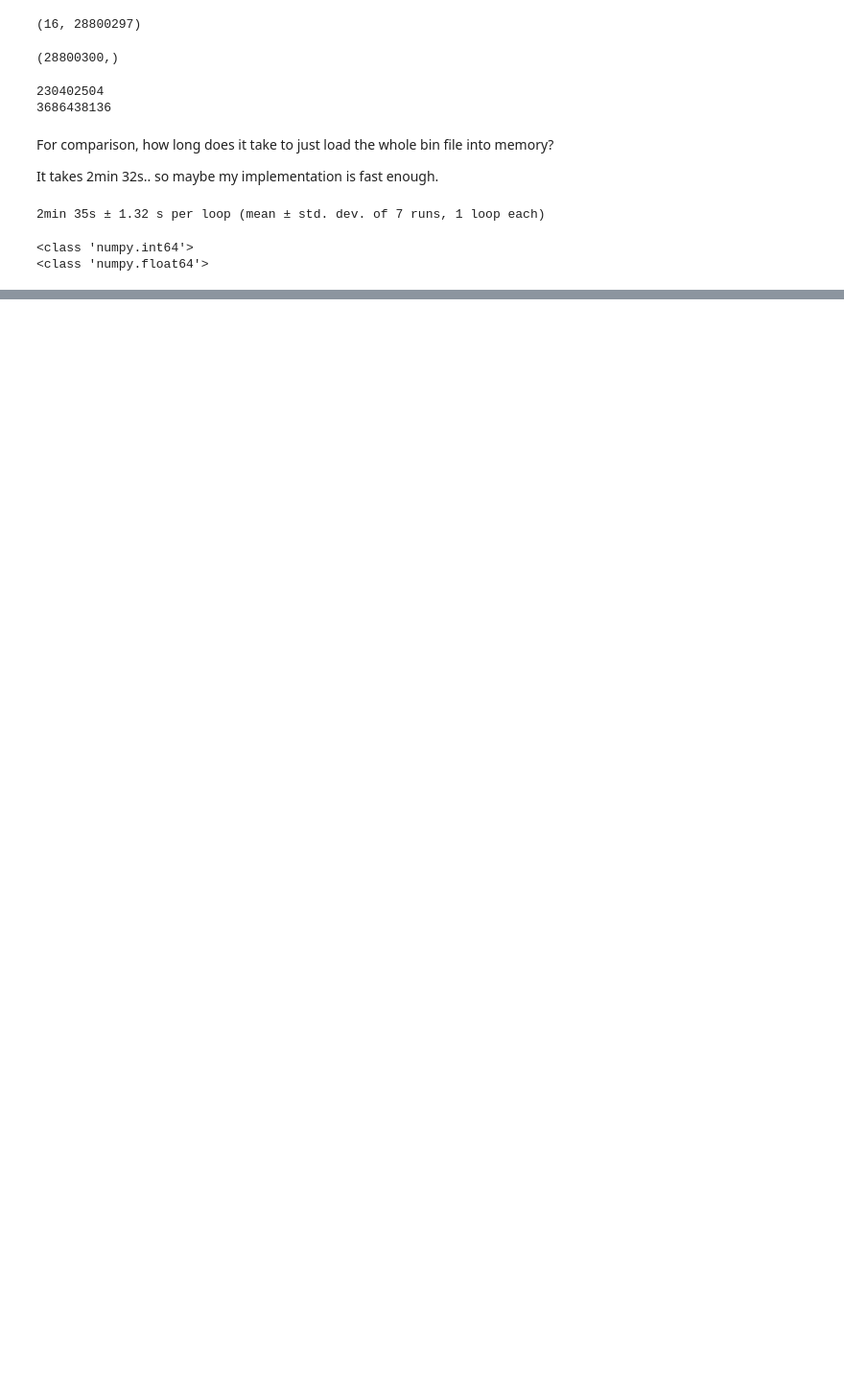
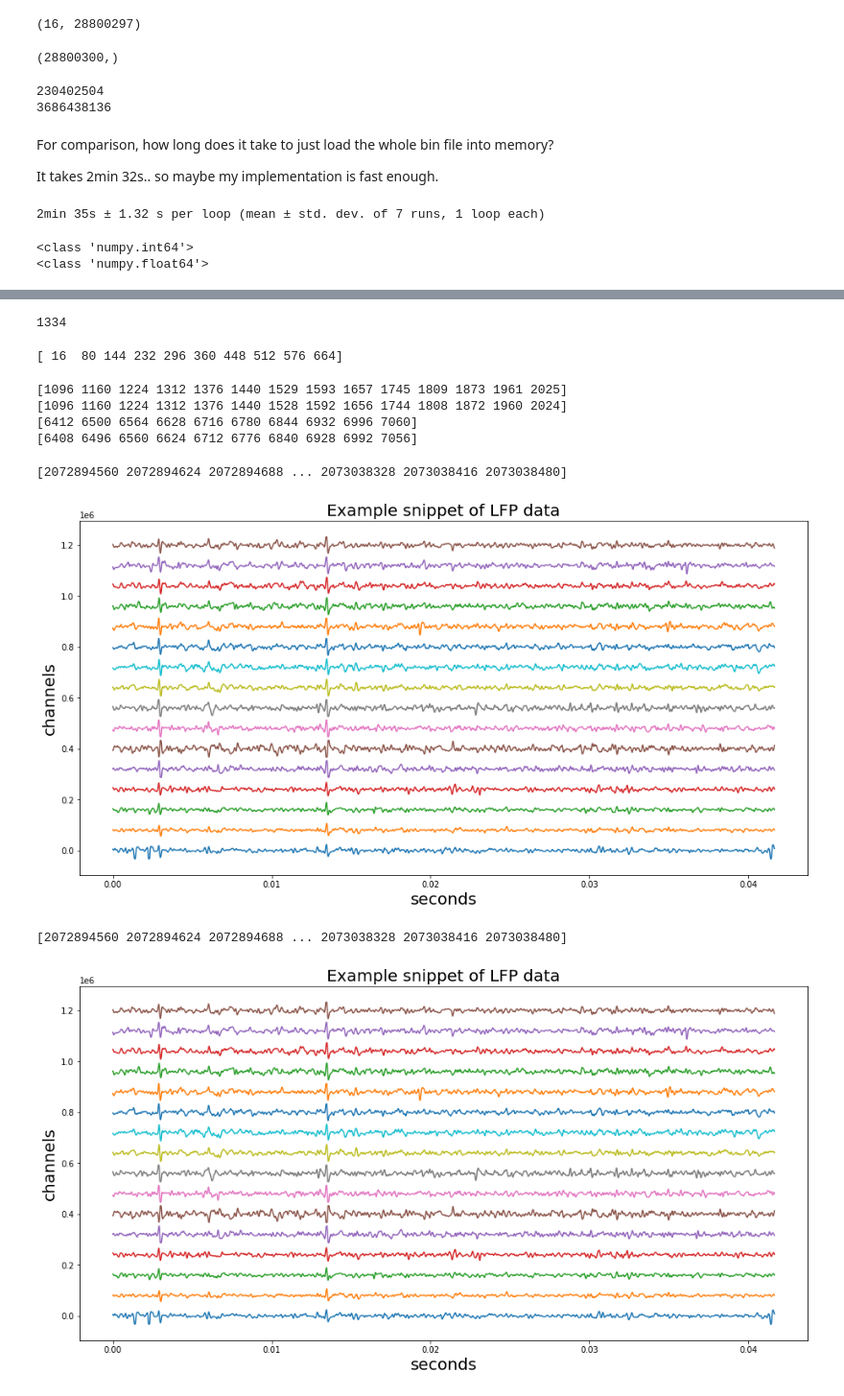
Before and after one commit to NeuralEnsemble/python-neo, a Jupyter notebook: read_axona_bin_cont.ipynb, the cells around one changed output, grey strips where cells are left out. Shown at 96% size. Cells and saved outputs as stored; diff of their text form; code cells hidden in the pictures; blank space fills up the shorter version.

Commit message:
found better implementation of reading cont signals

```diff
--- a/read_axona_bin_cont.ipynb
+++ b/read_axona_bin_cont.ipynb
@@ -812,6 +793,7 @@ Do I get the same result if I load in 8000 samples starting from 0 and use plot_
 # %%
 # 1. Load All data, then plot 4000 to 8000 samples
 
+num_channels = 16
 channel_indexes = None
 i_stop = 8000
 i_start = 0
@@ -1012,0 +1002,20 @@ for i, ch_idx in enumerate(channel_indexes):
+# %%
+num_packets_oi
+# %% [output]
+1334
+# %%
+test = sig_ids[i_start:i_stop]
+print(test[0:10])
+# %% [output]
+[ 16  80 144 232 296 360 448 512 576 664]
+# %%
+print(sig_ids[15:29])
+print(test[15:29])
+
+print(sig_ids[89:99])
+print(test[89:99])
+# %% [output]
+[1096 1160 1224 1312 1376 1440 1529 1593 1657 1745 1809 1873 1961 2025]
+[1096 1160 1224 1312 1376 1440 1528 1592 1656 1744 1808 1872 1960 2024]
+[6412 6500 6564 6628 6716 6780 6844 6932 6996 7060]
+[6408 6496 6560 6624 6712 6776 6840 6928 6992 7056]
@@ -1012,0 +1055,49 @@ for i, ch_idx in enumerate(channel_indexes):
+# %%
+def get_signal2(i_start=0, i_stop=2000, channel_indexes=None):
+
+    if channel_indexes is None:
+        channel_indexes = [i+1 for i in range(num_channels)]
+
+    num_samples = (i_stop-i_start)
+
+    # Create base index vector for _raw_signals for time period of interest
+    num_packets_oi = (num_samples+2) // 3
+    offset = i_start//3 * (bytes_packet//2)
+    rem = (i_start % 3)
+
+    sample1 = np.arange(num_packets_oi+1, dtype=np.uint32)*(bytes_packet//2) + \
+                  bytes_head//2 + offset
+    sample2 = sample1 + 64
+    sample3 = sample2 + 64
+
+    sig_ids = np.empty((sample1.size+sample2.size+sample3.size,), dtype=sample1.dtype)
+    sig_ids[0::3] = sample1
+    sig_ids[1::3] = sample2
+    sig_ids[2::3] = sample3
+    sig_ids = sig_ids[rem:(rem+num_samples)]
+    print(sig_ids)
+
+    # Read one channel at a time
+    raw_signals = np.ndarray(shape=(len(channel_indexes), num_samples))
+
+    for i, ch_idx in enumerate(channel_indexes):
+
+        chan_offset = get_remap_chan(ch_idx)
+        raw_signals[i,:] = r._raw_signals[sig_ids + chan_offset]
+
+    plot_data_snippet(raw_signals, start_idx=0, end_idx=num_samples, Fs=48000, Nch = 16)
+
+    return raw_signals
+# %%
+t_start = 28790202
+t_stop = t_start + 2000
+
+raw_sigs1 = get_signal1(i_start=t_start, i_stop=t_stop)
+raw_sigs2 = get_signal2(i_start=t_start, i_stop=t_stop)
+
+assert np.array_equal(raw_sigs1, raw_sigs2)
+# %% [output]
+[2072894560 2072894624 2072894688 ... 2073038328 2073038416 2073038480]
+[figure, added]
+[2072894560 2072894624 2072894688 ... 2073038328 2073038416 2073038480]
+[figure, added]
```
Also changed, not shown: parts of 18 cells of this notebook.
